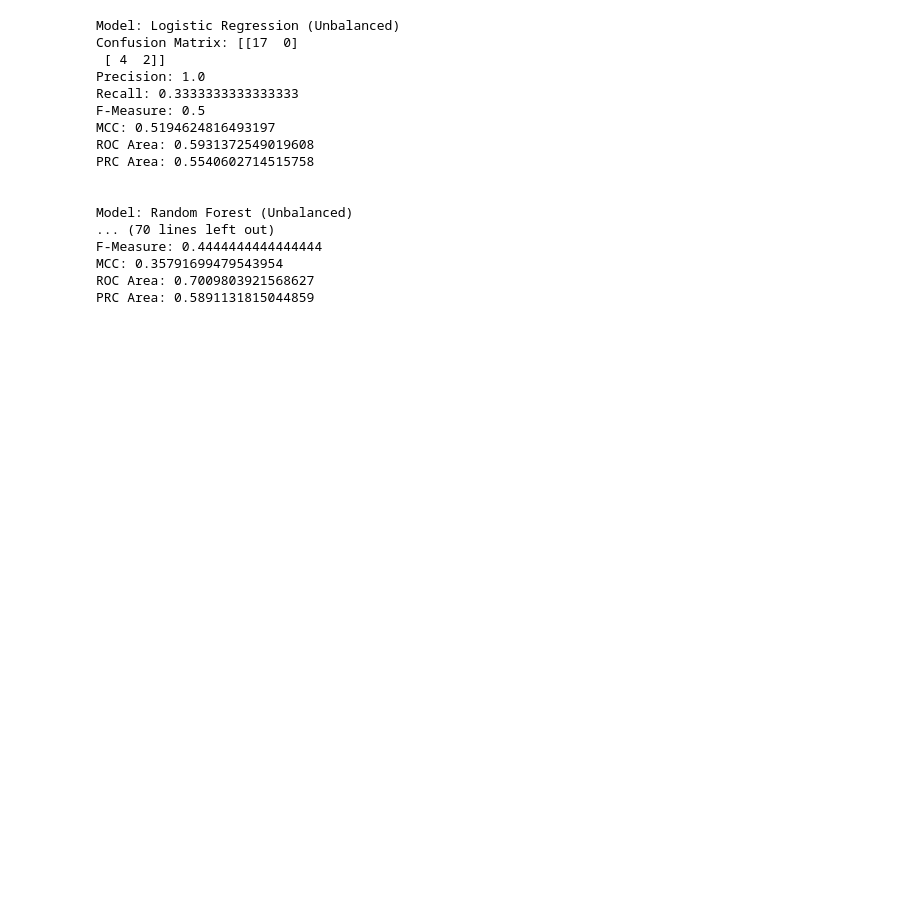
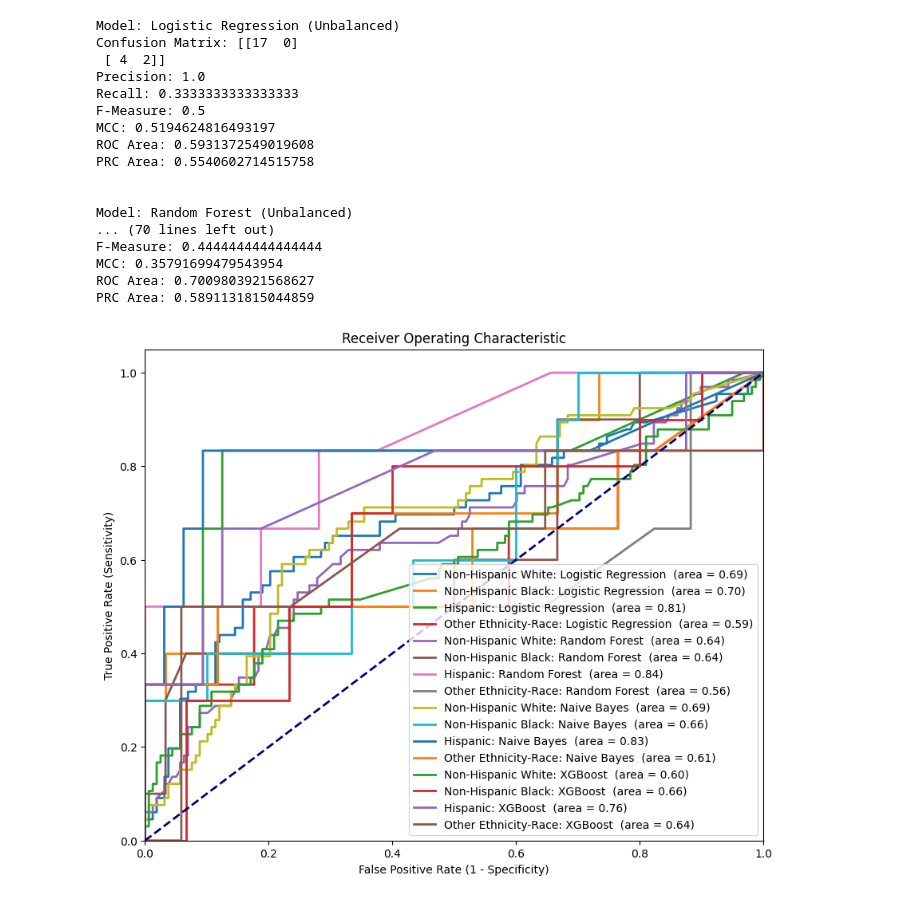
Before and after one commit to Toptopito/data_mining_cancer_research, a Jupyter notebook: breast_cancer_remission_modeling_v3.ipynb, the cells around one changed output. Saved outputs shown, nothing was run; the diff lists cells and outputs as text; code cells hidden in the pictures; blank space fills up the shorter version.

```diff
--- a/breast_cancer_remission_modeling_v3.ipynb
+++ b/breast_cancer_remission_modeling_v3.ipynb
@@ -1256,3 +1280,40 @@ F-Measure: 0.4444444444444444
 MCC: 0.35791699479543954
 ROC Area: 0.7009803921568627
 PRC Area: 0.5891131815044859
+# %%
+# Define models
+models = {
+    'Logistic Regression': unbal_logreg,
+    'Random Forest': unbal_rf,
+    'Naive Bayes': unbal_nb,
+    'XGBoost': unbal_xgb,
+}
+
+# Define race-mix test sets
+rm = {
+    'Non-Hispanic White' : [X_test_NHWhite, y_test_NHWhite],
+    'Non-Hispanic Black' : [X_test_NHBlack, y_test_NHBlack],
+    'Hispanic' : [X_test_Hispanic, y_test_Hispanic],
+    'Other Ethnicity-Race' : [X_test_Other, y_test_Other]
+}
+
+plt.figure(figsize=(10, 8))
+
+# Calculate ROC curve and ROC AUC for each model
+for name, model in models.items():
+    for rm_name, rm_test_set in rm.items():
+        probas_ = model.predict_proba(rm_test_set[0])
+        fpr, tpr, thresholds = roc_curve(rm_test_set[1], probas_[:, 1])
+        roc_auc = auc(fpr, tpr)
+        plt.plot(fpr, tpr, lw=2, label=f'{rm_name}: {name}  (area = {roc_auc:.2f})')
+
+plt.plot([0, 1], [0, 1], color='navy', lw=2, linestyle='--')
+plt.xlim([0.0, 1.0])
+plt.ylim([0.0, 1.05])
+plt.xlabel('False Positive Rate (1 - Specificity)')
+plt.ylabel('True Positive Rate (Sensitivity)')
+plt.title('Receiver Operating Characteristic')
+plt.legend(loc="lower right")
+plt.show()
+# %% [output]
+[figure, added]
```
Also changed, not shown: parts of 6 cells of this notebook.
